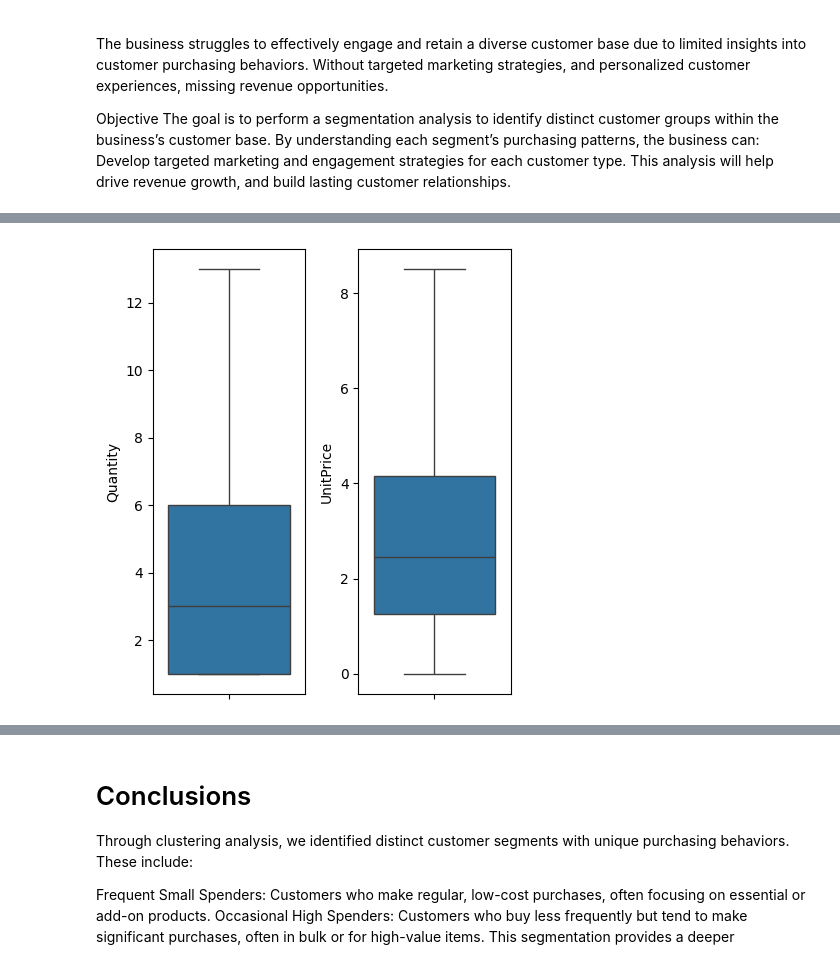
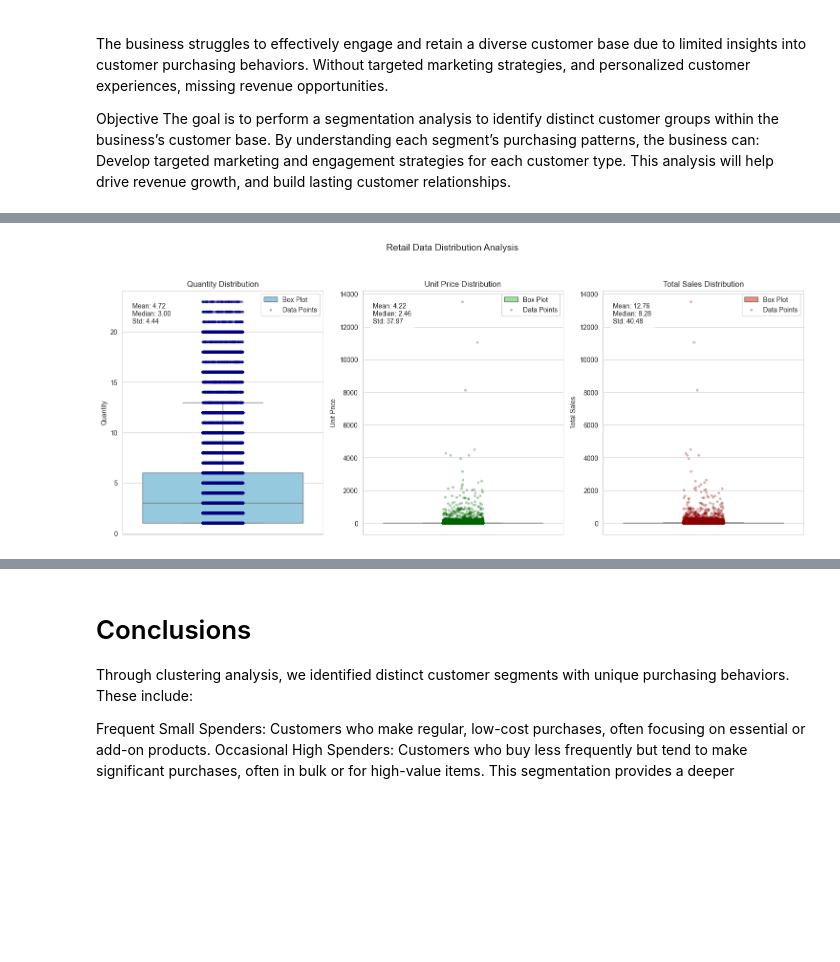
Before and after one commit to Je4n-A/Customer-Segmentation-Project, a Jupyter notebook: Customer Segmentation Dataset Project Proffesor notes(3).ipynb, the cells around one changed output, grey strips where cells are left out. Cells and saved outputs as stored; diff of their text form; code cells hidden in the pictures; blank space fills up the shorter version.

```diff
--- a/Customer Segmentation Dataset Project Proffesor notes(3).ipynb
+++ b/Customer Segmentation Dataset Project Proffesor notes(3).ipynb
@@ -20,19 +20,8 @@ import matplotlib.pyplot as plt
 import seaborn as sns
 import plotly.express as px
 # %%
-import pandas as pd
-from ydata_profiling import ProfileReport
-import matplotlib
-matplotlib.use('Agg')  # Use the Agg backend for rendering without a GUI
-import matplotlib.pyplot as plt
-
-# Load the dataset
-df = pd.read_excel("Online Retail.xlsx")
-
-# Generate a profile report
-profile = ProfileReport(df, title="Customer Segmentation Dataset Report", explorative=True)
-
-# Save the profile report to an HTML file
-profile.to_file("data_profile_report.html")
-print("Report saved as data_profile_report.html")
+#View of the data
+datafile = 'Online Retail.xlsx'
+sales_df = pd.read_excel('Online Retail.xlsx')
+print(sales_df.head())
 # %% [output]
@@ -127,10 +191,64 @@ Final dataset shape: (473741, 3)
 # %%
-# Use swarm plots
-plt.subplot(1, 3, 1)
-sns.boxplot(y='Quantity', data=sales_df, showfliers=False)
+import pandas as pd
+import seaborn as sns
+import matplotlib.pyplot as plt
 
-plt.subplot(1, 3, 2)
-sns.boxplot(y='UnitPrice', data=sales_df, showfliers=False)
+def plot_distribution_analysis(df, figsize=(15, 6)):
 
-plt.tight_layout()
+    # Set the style
+    sns.set_style("whitegrid")
+    plt.figure(figsize=figsize)
+
+    # Calculate total sales
+    df['TotalSales'] = df['Quantity'] * df['UnitPrice']
+
+    # Create subplots
+    fig, axes = plt.subplots(1, 3, figsize=figsize)
+
+    # Plot 1: Quantity Distribution
+    sns.boxplot(y='Quantity', data=df, ax=axes[0],
+                showfliers=False, color='skyblue', label='Box Plot')
+    sns.stripplot(y='Quantity', data=df, ax=axes[0],
+                 size=4, color='navy', alpha=0.3, label='Data Points')
+    axes[0].set_title('Quantity Distribution')
+    axes[0].set_ylabel('Quantity')
+    axes[0].legend()
+
+    # Plot 2: Unit Price Distribution
+    sns.boxplot(y='UnitPrice', data=df, ax=axes[1],
+                showfliers=False, color='lightgreen', label='Box Plot')
+    sns.stripplot(y='UnitPrice', data=df, ax=axes[1],
+                 size=4, color='darkgreen', alpha=0.3, label='Data Points')
+    axes[1].set_title('Unit Price Distribution')
+    axes[1].set_ylabel('Unit Price')
+    axes[1].legend()
+
+    # Plot 3: Total Sales Distribution
+    sns.boxplot(y='TotalSales', data=df, ax=axes[2],
+                showfliers=False, color='salmon', label='Box Plot')
+    sns.stripplot(y='TotalSales', data=df, ax=axes[2],
+                 size=4, color='darkred', alpha=0.3, label='Data Points')
+    axes[2].set_title('Total Sales Distribution')
+    axes[2].set_ylabel('Total Sales')
+    axes[2].legend()
+
+    # Add summary statistics annotations
+    for ax, column in zip(axes, ['Quantity', 'UnitPrice', 'TotalSales']):
+        stats = df[column].describe()
+        ax.text(0.05, 0.95,
+                f'Mean: {stats["mean"]:.2f}\nMedian: {stats["50%"]:.2f}\nStd: {stats["std"]:.2f}',
+                transform=ax.transAxes,
+                bbox=dict(facecolor='white', alpha=0.8),
+                verticalalignment='top')
+
+    # Adjust layout
+    plt.suptitle('Retail Data Distribution Analysis',
+                 fontsize=14, y=1.05)
+    plt.tight_layout()
+
+    return plt
+
+# Usage
+plot_distribution_analysis(sales_df)
+plt.show()
 # %% [output]
@@ -137,2 +256,2 @@ plt.tight_layout()
-[figure, old version]
+[figure, new version]
 # %%
```
Also changed, not shown: parts of 13 cells of this notebook.
